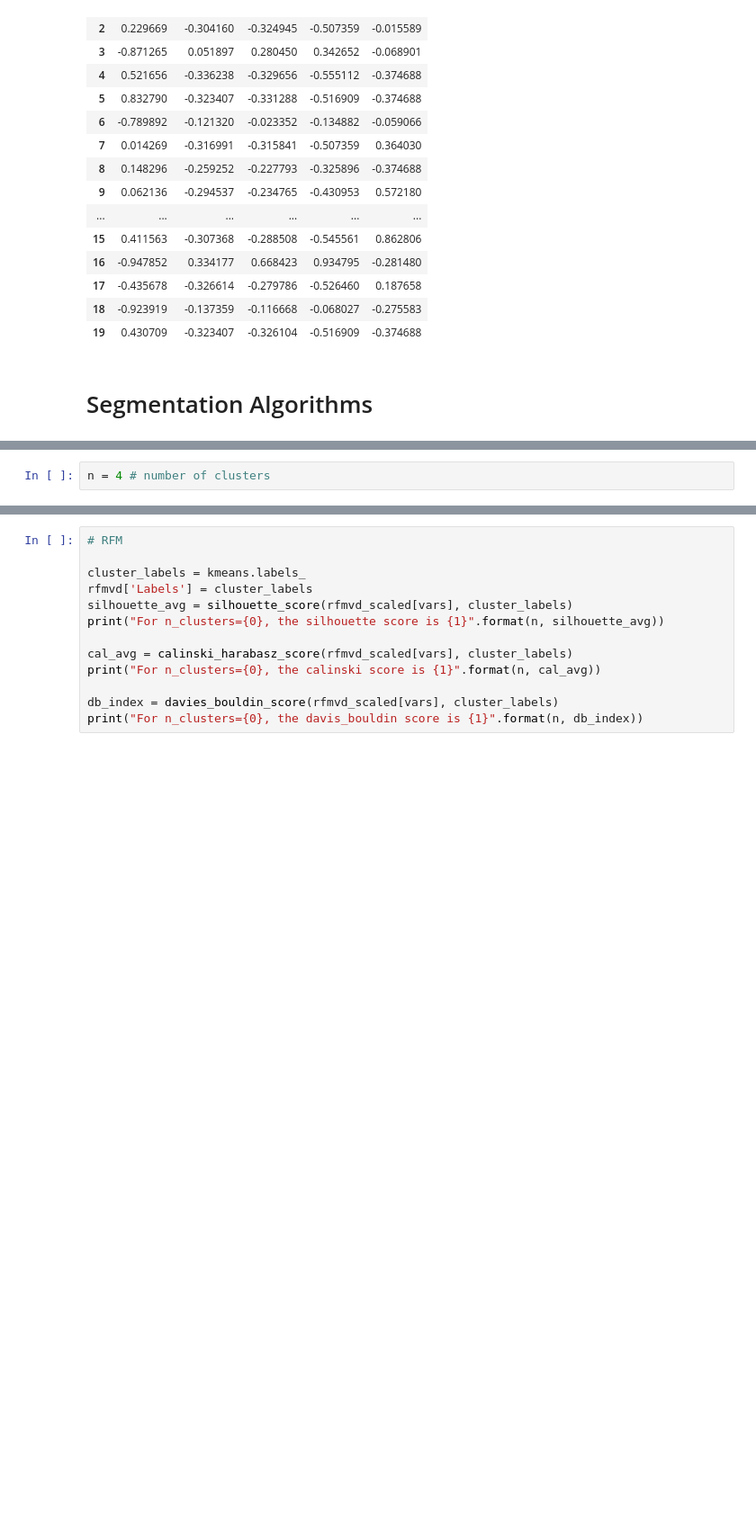
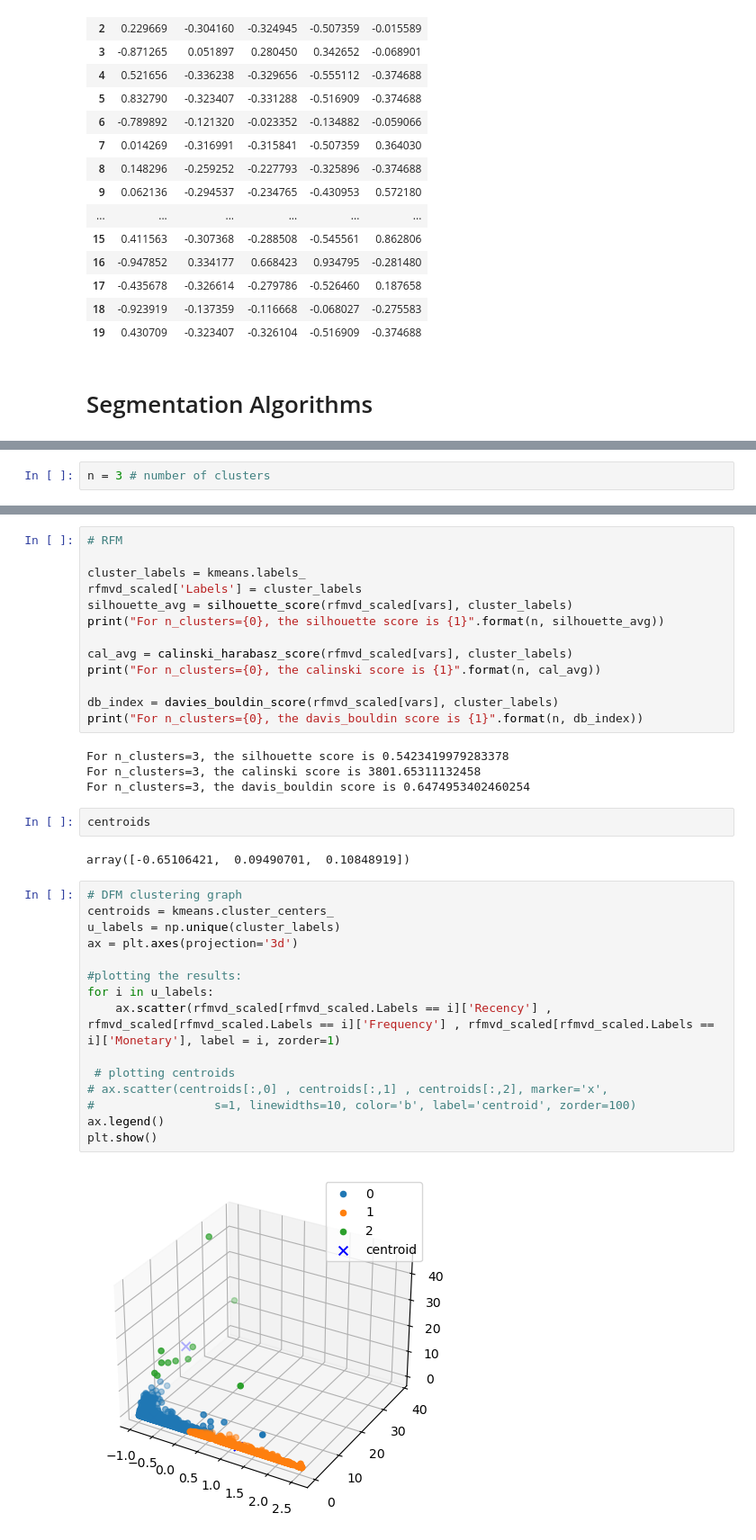
Before and after one commit to Ahmed-Ashraf-Marzouk/RFM-ID-customer-segmentation, a Jupyter notebook: main.ipynb, the cells around one changed output, grey strips where cells are left out. Shown at 90% size. Drawn from its saved outputs; the diff is of its cells as text; blank space fills up the shorter version.

```diff
--- a/main.ipynb
+++ b/main.ipynb
@@ -405,5 +411,5 @@ rfmvd_scaled.head(20)
 # %%
-n = 4 # number of clusters
+n = 3 # number of clusters
 # %%
 # RFM
 vars = ['Recency', 'Frequency', 'Monetary']
@@ -415,7 +422,7 @@ KMeans(n_clusters=4, random_state=1)
 # RFM
 
 cluster_labels = kmeans.labels_
-rfmvd['Labels'] = cluster_labels
+rfmvd_scaled['Labels'] = cluster_labels
 silhouette_avg = silhouette_score(rfmvd_scaled[vars], cluster_labels)
 print("For n_clusters={0}, the silhouette score is {1}".format(n, silhouette_avg))
 
@@ -424,3 +431,28 @@ print("For n_clusters={0}, the calinski score is {1}".format(n, cal_avg))
 
 db_index = davies_bouldin_score(rfmvd_scaled[vars], cluster_labels)
 print("For n_clusters={0}, the davis_bouldin score is {1}".format(n, db_index))
+# %% [output]
+For n_clusters=3, the silhouette score is 0.5423419979283378
+For n_clusters=3, the calinski score is 3801.65311132458
+For n_clusters=3, the davis_bouldin score is 0.6474953402460254
+# %%
+centroids
+# %% [output]
+array([-0.65106421,  0.09490701,  0.10848919])
+# %%
+# DFM clustering graph
+centroids = kmeans.cluster_centers_
+u_labels = np.unique(cluster_labels)
+ax = plt.axes(projection='3d')
+
+#plotting the results:
+for i in u_labels:
+    ax.scatter(rfmvd_scaled[rfmvd_scaled.Labels == i]['Recency'] , rfmvd_scaled[rfmvd_scaled.Labels == i]['Frequency'] , rfmvd_scaled[rfmvd_scaled.Labels == i]['Monetary'], label = i, zorder=1)
+
+ # plotting centroids
+# ax.scatter(centroids[:,0] , centroids[:,1] , centroids[:,2], marker='x',
+#                 s=1, linewidths=10, color='b', label='centroid', zorder=100)
+ax.legend()
+plt.show()
+# %% [output]
+[figure, added]
```
Also changed, not shown: parts of 32 cells of this notebook.
